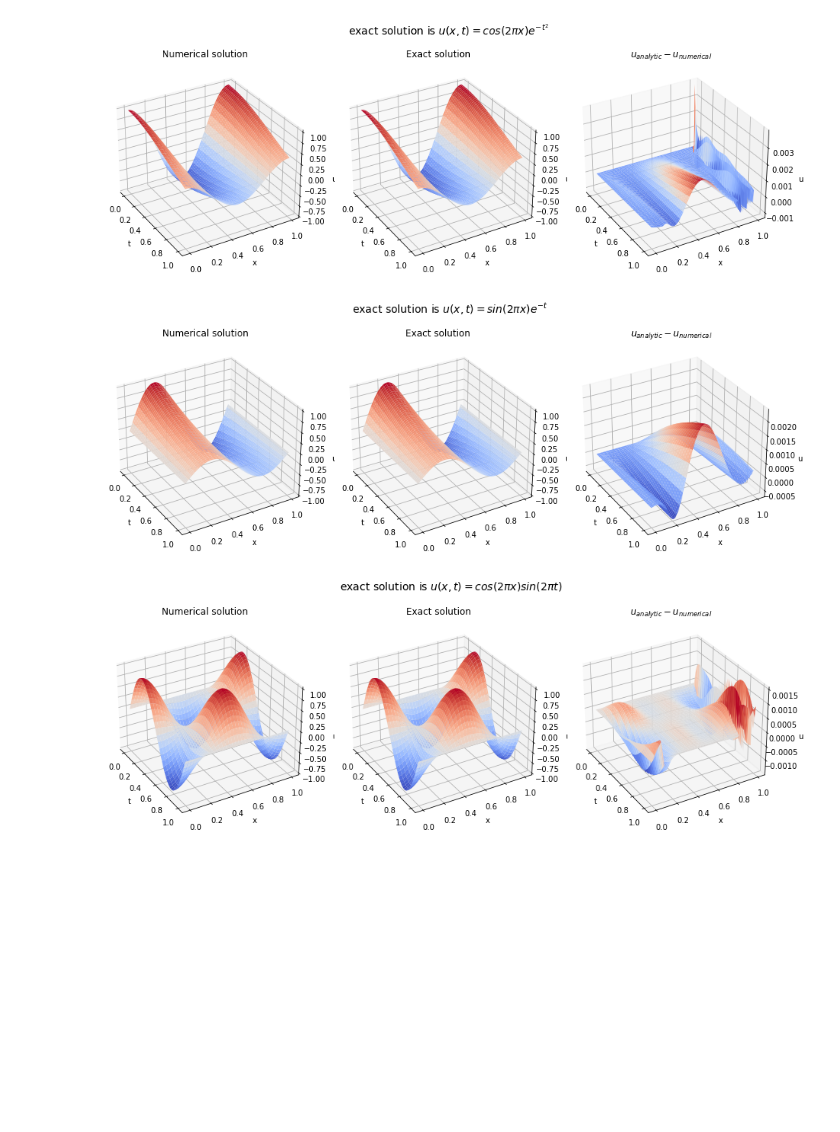
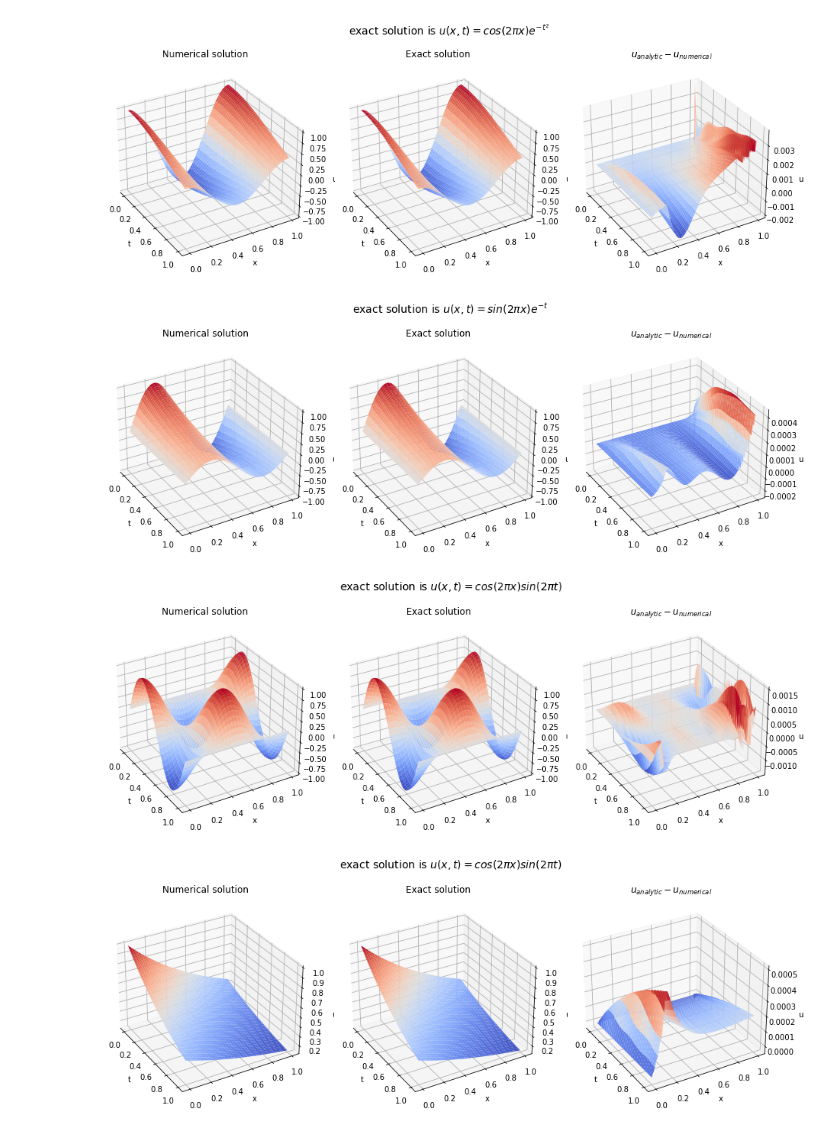
Before and after one commit to ulrikunneberg/numdiffprosj2, a Jupyter notebook: Gorms Big Dick Fil.ipynb, the cells around one changed output. Drawn from its saved outputs; the diff is of its cells as text; code cells hidden in the pictures; blank space fills up the shorter version.

```diff
--- a/Gorms Big Dick Fil.ipynb
+++ b/Gorms Big Dick Fil.ipynb
@@ -105,7 +103,7 @@ def withRHS1(t, x, a):
 
 def RHS1_d(t,x,a):
     tt, xx=np.meshgrid(t, x)
-    return 2*np.pi*np.exp(-tt)*((np.cos(2*np.pi*xx))*(2*np.pi*a(xx)-a(xx) - 1) + a(xx)**2*2*np.pi*np.sin(2*np.pi*xx))
+    return 2*np.exp(-tt**2)*(np.cos(2*np.pi*xx)*(2*tt**2 - 1) - 2*np.pi*tt*np.sin(2*np.pi*xx)) - 4*np.pi*a(xx)*np.exp(-tt**2)*(tt*np.sin(2*np.pi*xx)-np.pi*np.cos(2*np.pi*xx))
 
 def u_exact1(f, x, a, t):
     return np.cos(2*np.pi*x)*np.exp(-t**2)
@@ -117,7 +115,7 @@ def bc_RHS1(t, init, a):
     return u_exact1(0, 0, 0, t)
 
 
-#############################33
+#############################
 
 
 def withRHS2(t, x, a):
@@ -126,7 +124,8 @@ def withRHS2(t, x, a):
 
 def RHS2_d(t,x,a):
     tt, xx=np.meshgrid(t, x)
-    return 2*np.pi*np.exp(-tt)*((np.cos(2*np.pi*xx))*(2*np.pi*a(xx)-a(xx) - 1) + a(xx)**2*2*np.pi*np.sin(2*np.pi*xx))
+    return np.exp(-tt)*np.sin(2*np.pi*xx)*(1+a(xx)**2*(2*np.pi)**2)
+    #return 2*np.pi*np.exp(-tt)*((np.cos(2*np.pi*xx))*(2*np.pi*a(xx)-a(xx) - 1) + a(xx)**2*2*np.pi*np.sin(2*np.pi*xx))
 
 def u_exact2(f, x, a, t):
     return np.sin(2*np.pi*x)*np.exp(-t)
@@ -159,36 +158,68 @@ def bc_RHS3(t, init, a):
 
 
 ########################
+
+
+def withRHS4(t, x, a):
+    tt, xx=np.meshgrid(t, x)
+    return - np.exp(-xx)*np.exp(-tt) - a(xx)*np.exp(-xx)*np.exp(-tt)
+
+def RHS4_d(t, x, a):
+    tt, xx=np.meshgrid(t, x)
+    return np.exp(-xx)*np.exp(-tt)*(2+a(xx) + a(xx)**2)
+
+def u_exact4(f, x, a, t):
+    return np.exp(-x)*np.exp(-t)
+
+def init_RHS4(x):
+    return u_exact4(0, x, 0, 0)
+
+def bc_RHS4(t, init, a):
+    return u_exact4(0, 0, 0, t)
 # %%
 tttt, xxxx=np.meshgrid(ttt, xxx)
 
-test1= LAX_Wendroff(M, T, N, init_RHS1, bc_RHS1, simple_a, dx_simple_a, withRHS1, RHS1_d)
+test1= LAX_Wendroff(M, T, N, init_RHS1, bc_RHS1, simple_a, withRHS1, dx_simple_a, RHS1_d)
 
 exact1 = u_exact1(0,xxxx, simple_a, tttt)
 
 diff1 = test1-exact1
 
 plot_solutionTest(test1, exact1, diff1, angle=-30, filename="numeric LAX_Wendroff vs exact test 1", name=r'exact solution is $u(x,t)=cos(2\pi x)e^{-t^2}$')
 
 #############
 
-test2= LAX_Wendroff(M, T, N, init_RHS2, bc_RHS2, simple_a, dx_simple_a, withRHS2, RHS2_d)
+test2= LAX_Wendroff(M, T, N, init_RHS2, bc_RHS2, simple_a, withRHS2, dx_simple_a, RHS2_d)
 
 exact2 = u_exact2(0,xxxx, simple_a, tttt)
 
 diff2 = test2-exact2
 
 plot_solutionTest(test2, exact2, diff2, angle=-30, filename="numeric LAX_Wendroff vs exact test 2", name=r'exact solution is $u(x,t)=sin(2\pi x)e^{-t}$')
 
-test3= LAX_Wendroff(M, T, N, init_RHS3, bc_RHS3, simple_a, dx_simple_a, withRHS3, RHS3_d)
+
+#############
+
+test3= LAX_Wendroff(M, T, N, init_RHS3, bc_RHS3, simple_a, withRHS3, dx_simple_a, RHS3_d)
 
 exact3 = u_exact3(0,xxxx, simple_a, tttt)
 
 diff3 = test3-exact3
 
 plot_solutionTest(test3, exact3, diff3, angle=-30, filename="numeric LAX_Wendroff vs exact test 3", name=r'exact solution is $u(x,t)=cos(2\pi x)sin(2\pi t)$')
+
+###########
+
+test4= LAX_Wendroff(M, T, N, init_RHS4, bc_RHS4, simple_a, withRHS4, dx_simple_a, RHS4_d)
+
+exact4 = u_exact4(0,xxxx, simple_a, tttt)
+
+diff4 = test4-exact4
+
+plot_solutionTest(test4, exact4, diff4, angle=-30, filename="numeric LAX_Wendroff vs exact test 3", name=r'exact solution is $u(x,t)=cos(2\pi x)sin(2\pi t)$')
 # %% [output]
-[figure, old version]
+[figure, new version]
-[figure, old version]
+[figure, new version]
 [figure]
+[figure, added]
 # %%
```
Also changed, not shown: parts of 11 cells of this notebook, 15 other files.
